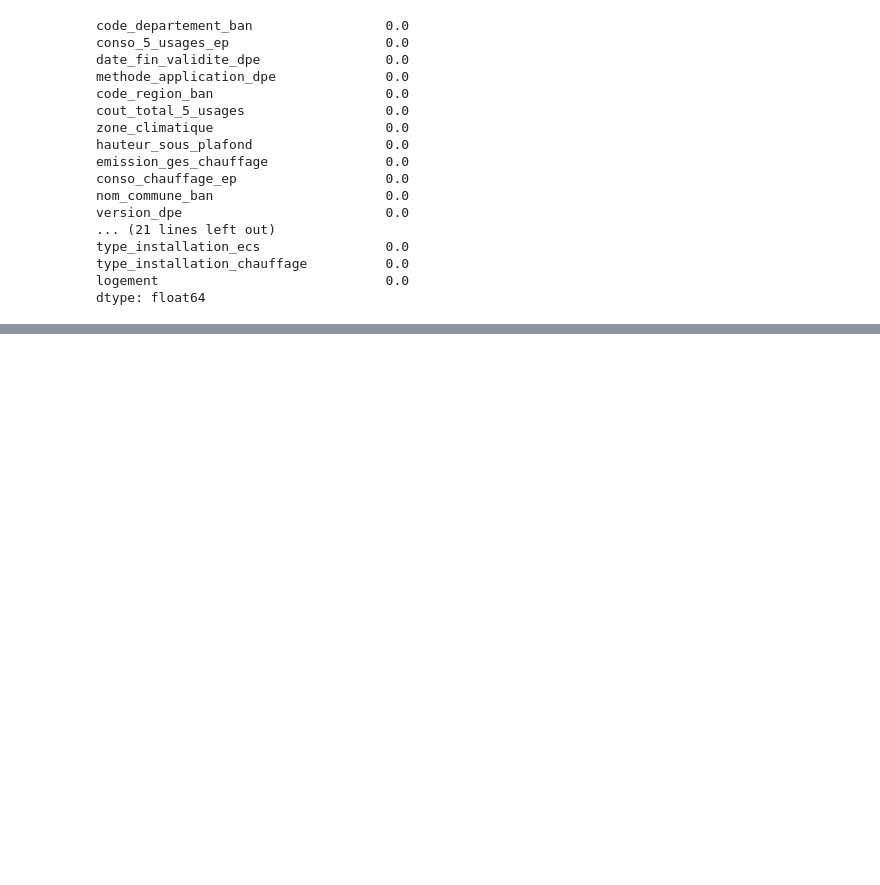
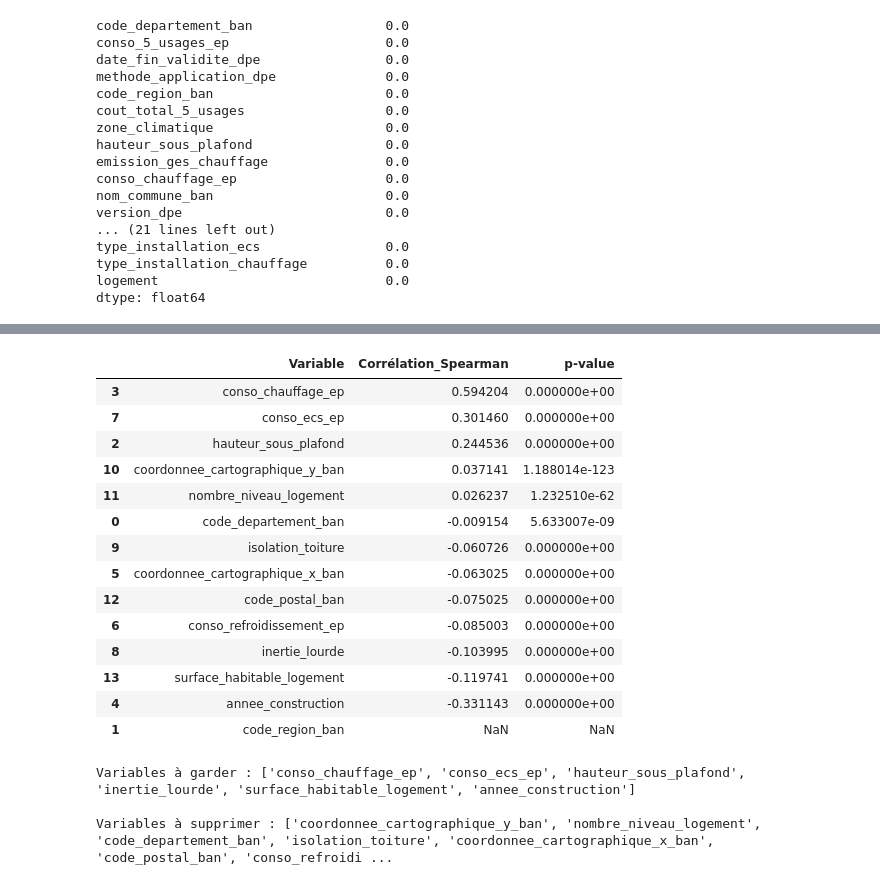
Before and after one commit to riadshrn/m2_enedis_dpe_app, a Jupyter notebook: notebooks/classification.ipynb, the cells around one changed output, grey strips where cells are left out. Drawn from its saved outputs; the diff is of its cells as text; code cells hidden in the pictures; blank space fills up the shorter version.

```diff
--- a/notebooks/classification.ipynb
+++ b/notebooks/classification.ipynb
@@ -184,0 +230,49 @@ dtype: float64
+# %%
+#correlation avec la variable cible 'etiquette_cible
+from scipy.stats import spearmanr
+import pandas as pd
+
+# Convertir la classe DPE en valeurs ordinales
+order = {'A': 1, 'B': 2, 'C': 3, 'D': 4, 'E': 5, 'F': 6, 'G': 7}
+df_existant['etiquette_dpe_num'] = df_existant['etiquette_dpe'].map(order)
+
+# Calculer la corrélation de Spearman pour chaque variable numérique
+results = []
+for col in df_existant.select_dtypes(include=['float64', 'int64']).columns:
+    if col != 'etiquette_dpe_num':
+        coef, p = spearmanr(df_existant[col], df_existant['etiquette_dpe_num'], nan_policy='omit')
+        results.append((col, coef, p))
+
+# Trier les résultats par force de corrélation
+results = pd.DataFrame(results, columns=['Variable', 'Corrélation_Spearman', 'p-value'])
+results = results.sort_values('Corrélation_Spearman', ascending=False)
+
+# Afficher les 10 plus fortes corrélations
+results
+# %% [output]
+|  | Variable | Corrélation_Spearman | p-value |
+| 3 | conso_chauffage_ep | 0.594204 | 0.000000e+00 |
+| 7 | conso_ecs_ep | 0.301460 | 0.000000e+00 |
+| 2 | hauteur_sous_plafond | 0.244536 | 0.000000e+00 |
+| 10 | coordonnee_cartographique_y_ban | 0.037141 | 1.188014e-123 |
+| 11 | nombre_niveau_logement | 0.026237 | 1.232510e-62 |
+| 0 | code_departement_ban | -0.009154 | 5.633007e-09 |
+| 9 | isolation_toiture | -0.060726 | 0.000000e+00 |
+| 5 | coordonnee_cartographique_x_ban | -0.063025 | 0.000000e+00 |
+| 12 | code_postal_ban | -0.075025 | 0.000000e+00 |
+| 6 | conso_refroidissement_ep | -0.085003 | 0.000000e+00 |
+| 8 | inertie_lourde | -0.103995 | 0.000000e+00 |
+| 13 | surface_habitable_logement | -0.119741 | 0.000000e+00 |
+| 4 | annee_construction | -0.331143 | 0.000000e+00 |
+| 1 | code_region_ban | NaN | NaN |
+# %%
+#variables a garder
+vars_a_garder = results.query("abs(Corrélation_Spearman) >= 0.1 and `p-value` < 0.05")["Variable"].tolist()
+vars_a_supprimer = results.query("abs(Corrélation_Spearman) < 0.1 or `p-value` >= 0.05")["Variable"].tolist()
+
+print("Variables à garder :", vars_a_garder)
+print("\nVariables à supprimer :", vars_a_supprimer)
+# %% [output]
+Variables à garder : ['conso_chauffage_ep', 'conso_ecs_ep', 'hauteur_sous_plafond', 'inertie_lourde', 'surface_habitable_logement', 'annee_construction']
+
+Variables à supprimer : ['coordonnee_cartographique_y_ban', 'nombre_niveau_logement', 'code_departement_ban', 'isolation_toiture', 'coordonnee_cartographique_x_ban', 'code_postal_ban', 'conso_refroidi ...
```
Also changed, not shown: parts of 18 cells of this notebook.
